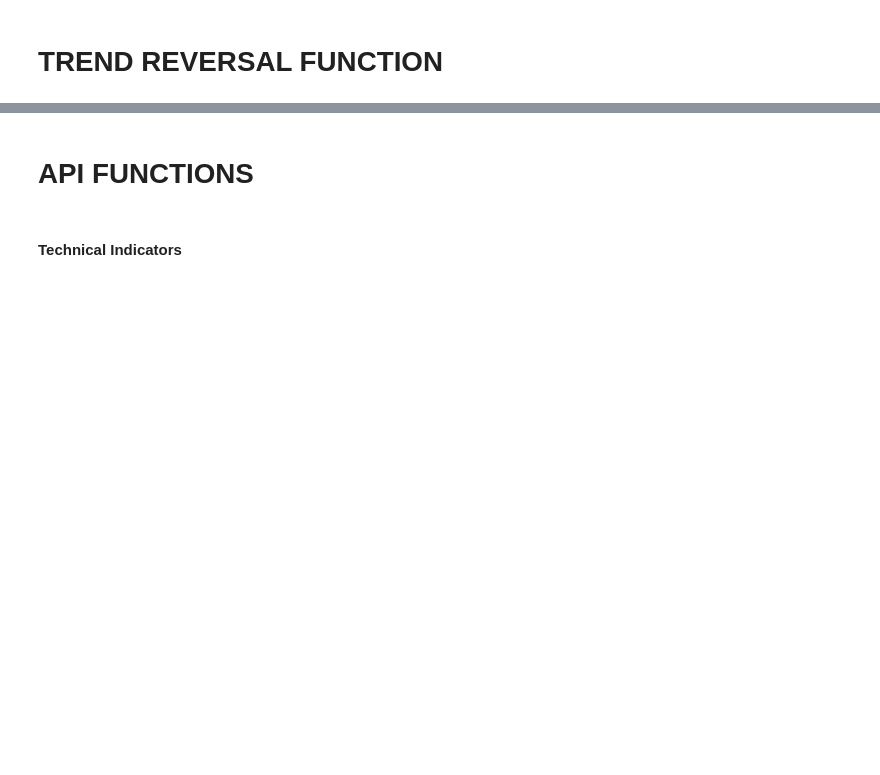
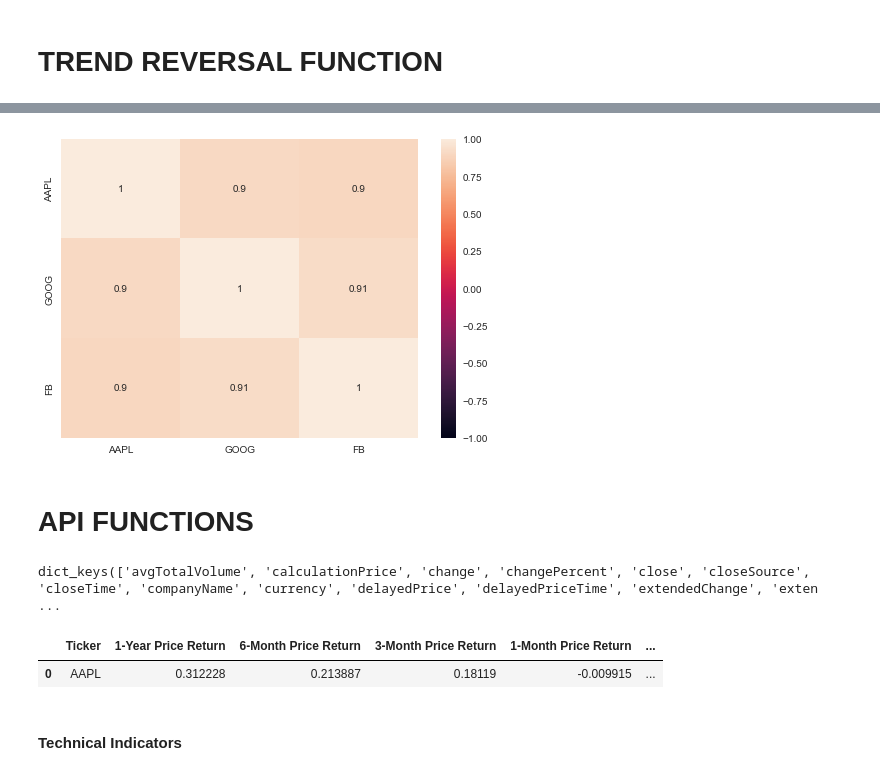
Before and after one commit to np1919/Portfolio, a Jupyter notebook: Stock Functions.ipynb, the cells around one changed output, grey strips where cells are left out. Cells and saved outputs as stored; diff of their text form; code cells hidden in the pictures; blank space fills up the shorter version.

```diff
--- a/Stock Functions.ipynb
+++ b/Stock Functions.ipynb
@@ -307,32 +300,34 @@ plt.show()
 # %%
 
 def plot_corr(stocks, names, col='Adj Close'):
     '''ACCEPT TWO LISTS AND A COLUMN NAME
     stocks = LIST OF OHLC DATAFRAMES
     names = LIST OF THEIR NAMES
     col = COLUMN TO COMPARE IN EACH DF
 
     RETURNS A COMPLETED HEATMAP
     '''
 
     correlation_matrix = pd.DataFrame(np.corrcoef([stock[col] for stock in stocks]))
     correlation_matrix.columns = names
     correlation_matrix.index = names
     sns.heatmap(correlation_matrix, annot=True, vmin=-1, vmax=1)
     plt.show()
 
-# # ### example using get_stock():
-# a=get_stock('AAPL')
-# b=get_stock('GOOG')
-# c=get_stock('FB')
-# ### list of stock objects
-# my_stocks = [a,b,c]
-# ### list of stock names
-# tickers = [x[0] for x in my_stocks]
-# ### list of OHLC dataframes
-# stock_frames = [x[1] for x in my_stocks]
-# #plot correlation coefficient heatmap
-# plot_corr(stocks=stock_frames, names=tickers)
+# ### example using get_stock():
+a=get_stock('AAPL', start=start)
+b=get_stock('GOOG', start=start)
+c=get_stock('FB', start=start)
+### list of stock objects
+my_stocks = [a,b,c]
+### list of stock names
+tickers = [x[0] for x in my_stocks]
+### list of OHLC dataframes
+stock_frames = [x[1] for x in my_stocks]
+#plot correlation coefficient heatmap
+plot_corr(stocks=stock_frames, names=tickers)
+# %% [output]
+[figure, added]
 # %% [markdown]
 
 
@@ -378,7 +374,6 @@ def batch_API_call(symbol_string,
 #     _ = batch_API_call(string)
 #     b.append(_)
 # %%
-
 # IEX_CLOUD_API_TOKEN = 'Tpk_51288d3483474f5d8b80a8764c92eef5'
 
 def get_stock_info(ticker, endpoint, api_key=IEX_CLOUD_API_TOKEN):
@@ -392,15 +387,19 @@ def get_stock_info(ticker, endpoint, api_key=IEX_CLOUD_API_TOKEN):
 #     print(data.status_code)
     return data.json()
 
-### Example
+### Example -- Try these out !
 
 # get_stock_info('AAPL', 'advanced-stats')
 
-# get_stock_info('AAPL', 'quote')
+get_stock_info('AAPL', 'quote').keys()
 
 # get_stock_info('AAPL', 'stats')
+
+
+### 'quote' endpoint API keys.
+# %% [output]
+dict_keys(['avgTotalVolume', 'calculationPrice', 'change', 'changePercent', 'close', 'closeSource', 'closeTime', 'companyName', 'currency', 'delayedPrice', 'delayedPriceTime', 'extendedChange', 'exten ...
 # %%
-
 def parse_data(symbol, cache=pd.DataFrame(), token=IEX_CLOUD_API_TOKEN):
     # define the endpoints
     endpoints = ['quote', 'stats', 'advanced-stats']
@@ -454,11 +453,14 @@ def parse_data(symbol, cache=pd.DataFrame(), token=IEX_CLOUD_API_TOKEN):
 
 #### Example
 
-# mydf = parse_data('AAPL')
+mydf = parse_data('AAPL')
 
-# # mydf = parse_data('FB', mydf)
+# mydf = parse_data('FB', mydf)
 
-# mydf
+mydf
+# %% [output]
+|  | Ticker | 1-Year Price Return | 6-Month Price Return | 3-Month Price Return | 1-Month Price Return | ... |
+| 0 | AAPL | 0.312228 | 0.213887 | 0.18119 | -0.009915 | ... |
 # %% [markdown]
 
 #### Technical Indicators
```
Also changed, not shown: parts of 11 cells of this notebook, 2 other files.
